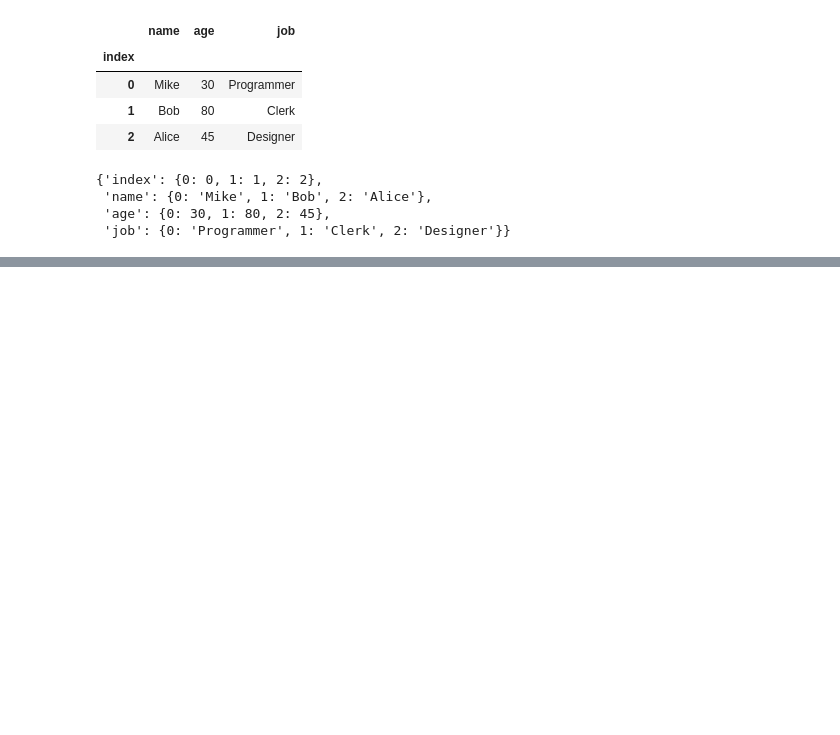
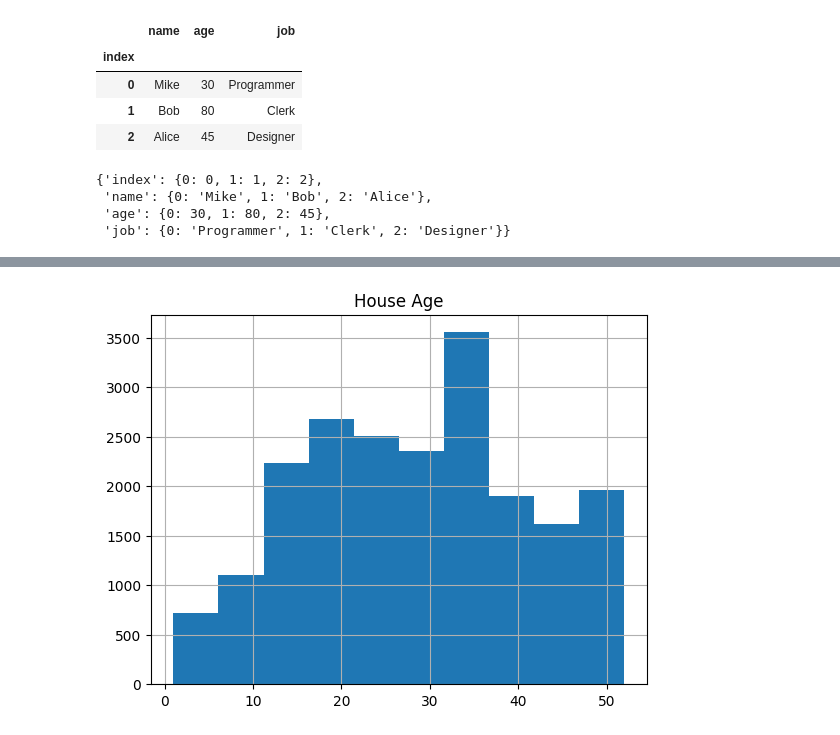
Before and after one commit to avnisinngh/PANDAS, a Jupyter notebook: BASICS_01/basics_01.ipynb, the cells around one changed output, grey strips where cells are left out. Drawn from its saved outputs; the diff is of its cells as text; code cells hidden in the pictures; blank space fills up the shorter version.

```diff
--- a/BASICS_01/basics_01.ipynb
+++ b/BASICS_01/basics_01.ipynb
@@ -75,0 +106,2 @@ df.to_dict()
+# %%
+df = fetch_california_housing(as_frame=True).frame
@@ -75,0 +223,6 @@ df.to_dict()
+# %%
+df['HouseAge'].hist()
+plt.title('House Age')
+plt.show()
+# %% [output]
+[figure, added]
```
Also changed, not shown: parts of 23 cells of this notebook.
